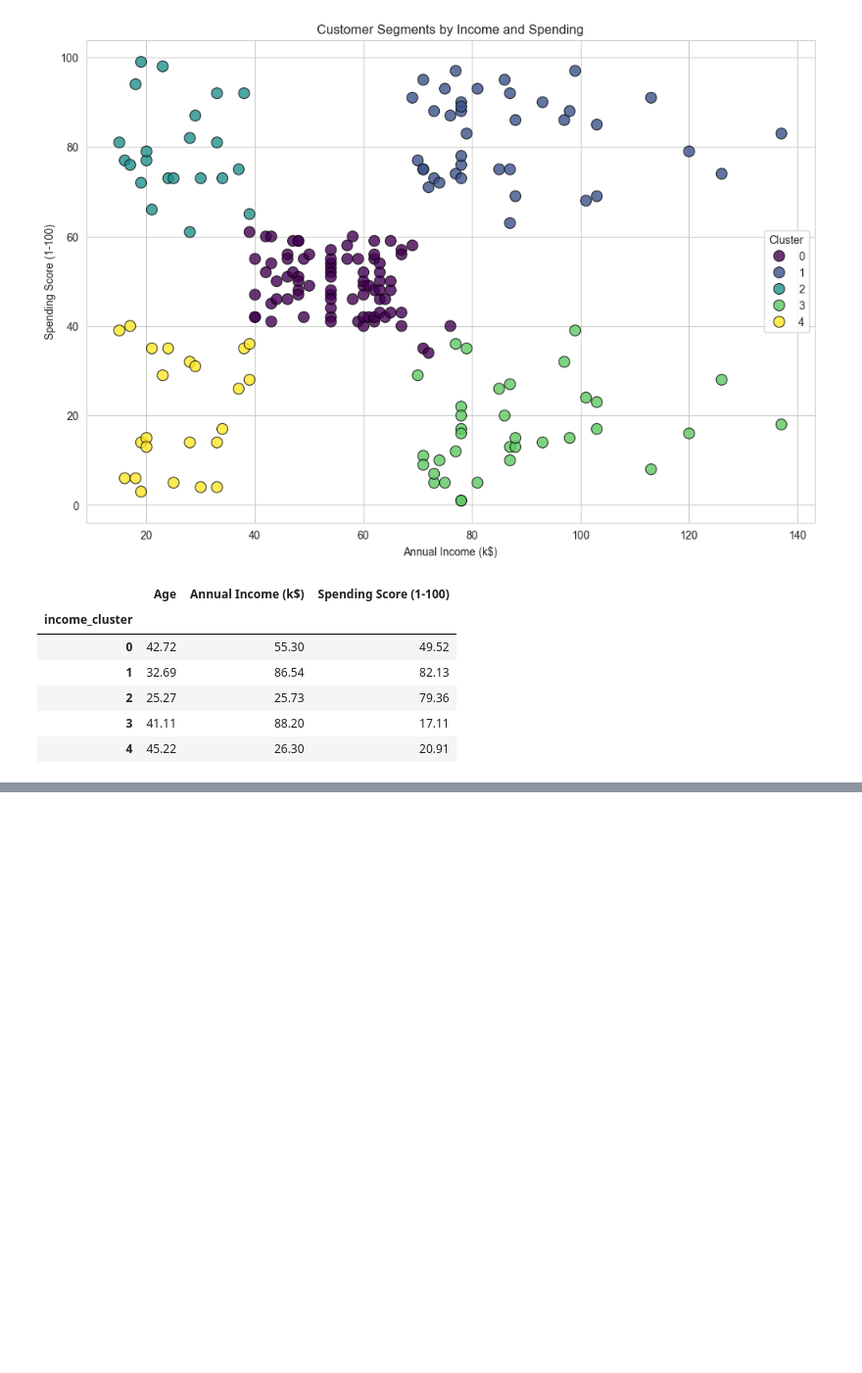
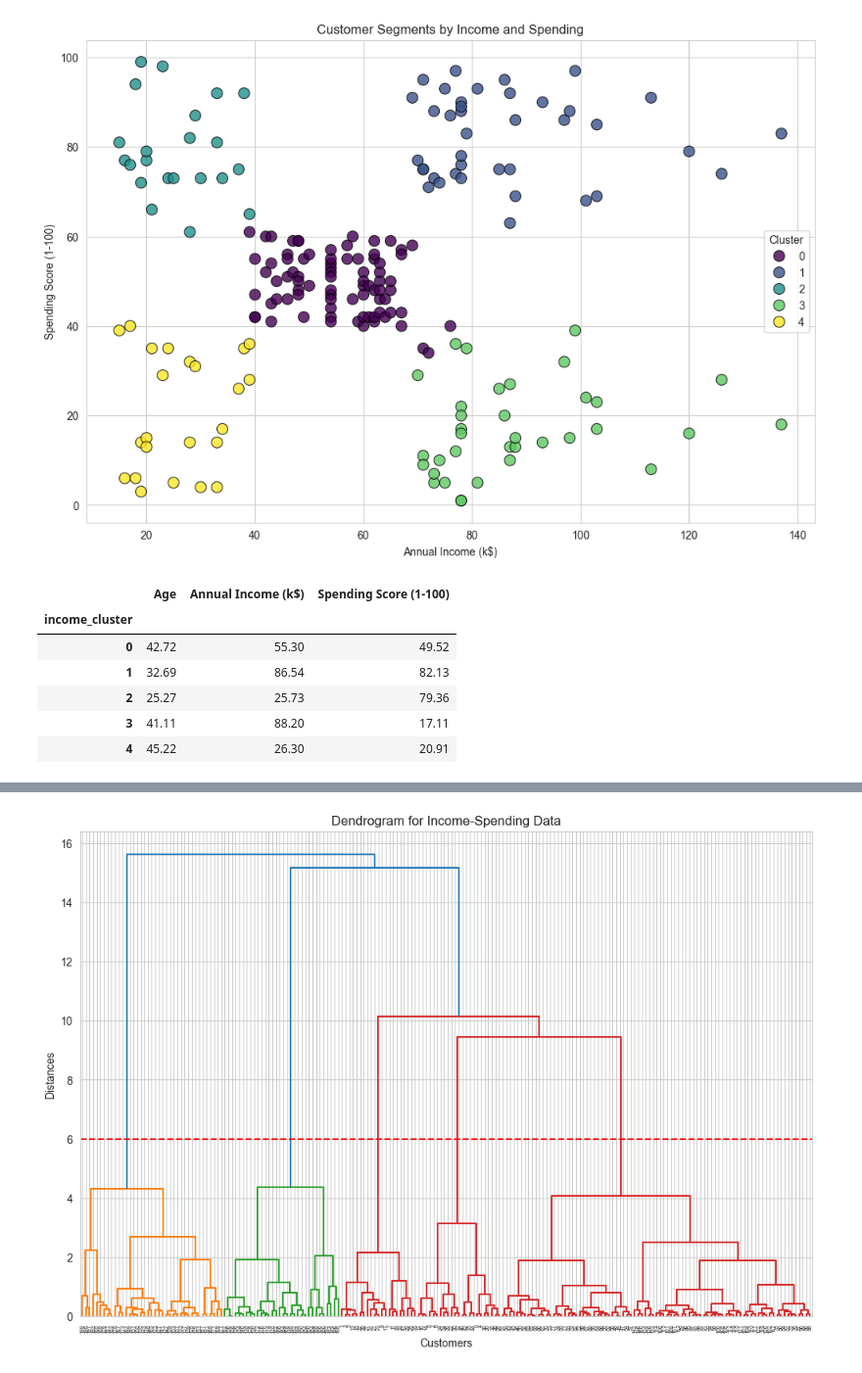
Before and after one commit to AaryanBairagi/GeekForGeeks-21Days-21Projects-Challenge, a Jupyter notebook: Day 5/Day 5.ipynb, the cells around one changed output, grey strips where cells are left out. Shown at 98% size. Drawn from its saved outputs; the diff is of its cells as text; code cells hidden in the pictures; blank space fills up the shorter version.

```diff
--- a/Day 5/Day 5.ipynb
+++ b/Day 5/Day 5.ipynb
@@ -155,0 +253,10 @@ cluster_profile['Size'] = mall_df['income_cluster'].value_counts()
+# %%
+plt.figure(figsize=(12,8))
+dendrogram = sch.dendrogram(sch.linkage(x1_scaled,method='ward'))
+plt.title('Dendrogram for Income-Spending Data')
+plt.xlabel('Customers')
+plt.ylabel('Distances')
+plt.axhline(y=6, color='r', linestyle='--') #cut-off line
+plt.show()
+# %% [output]
+[figure, added]
```
Also changed, not shown: parts of 21 cells of this notebook.
